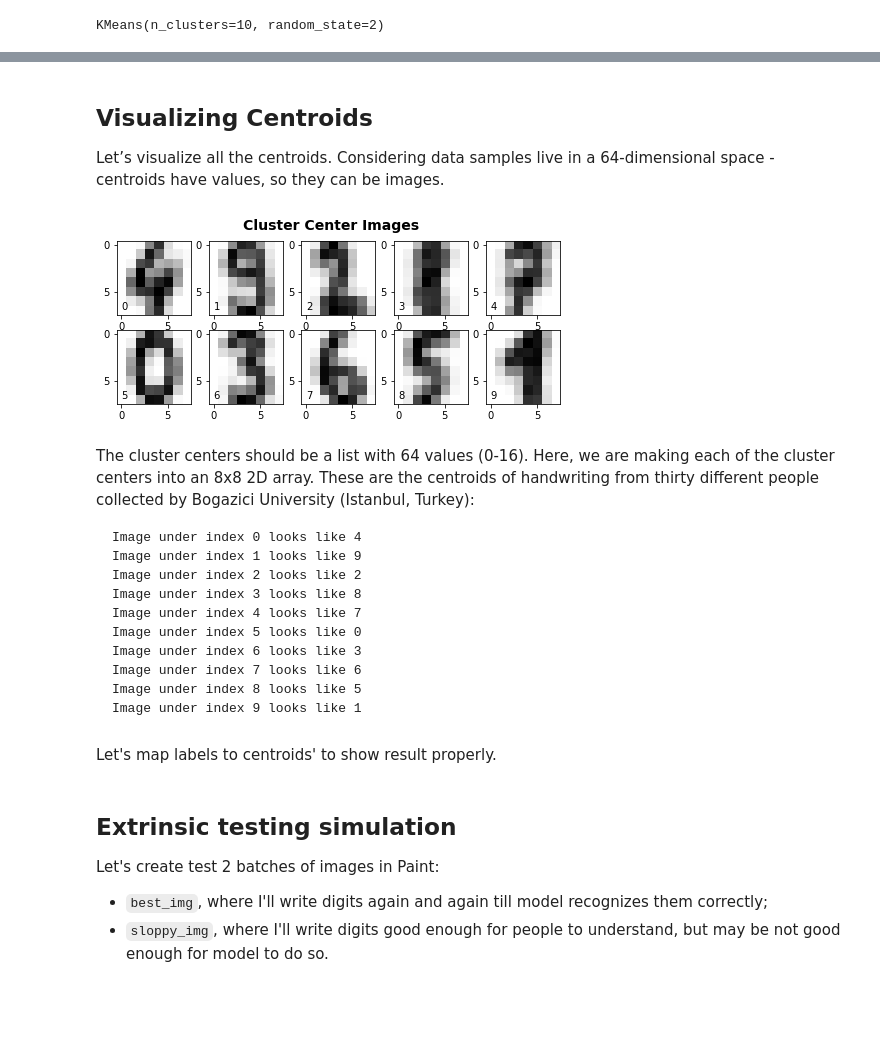
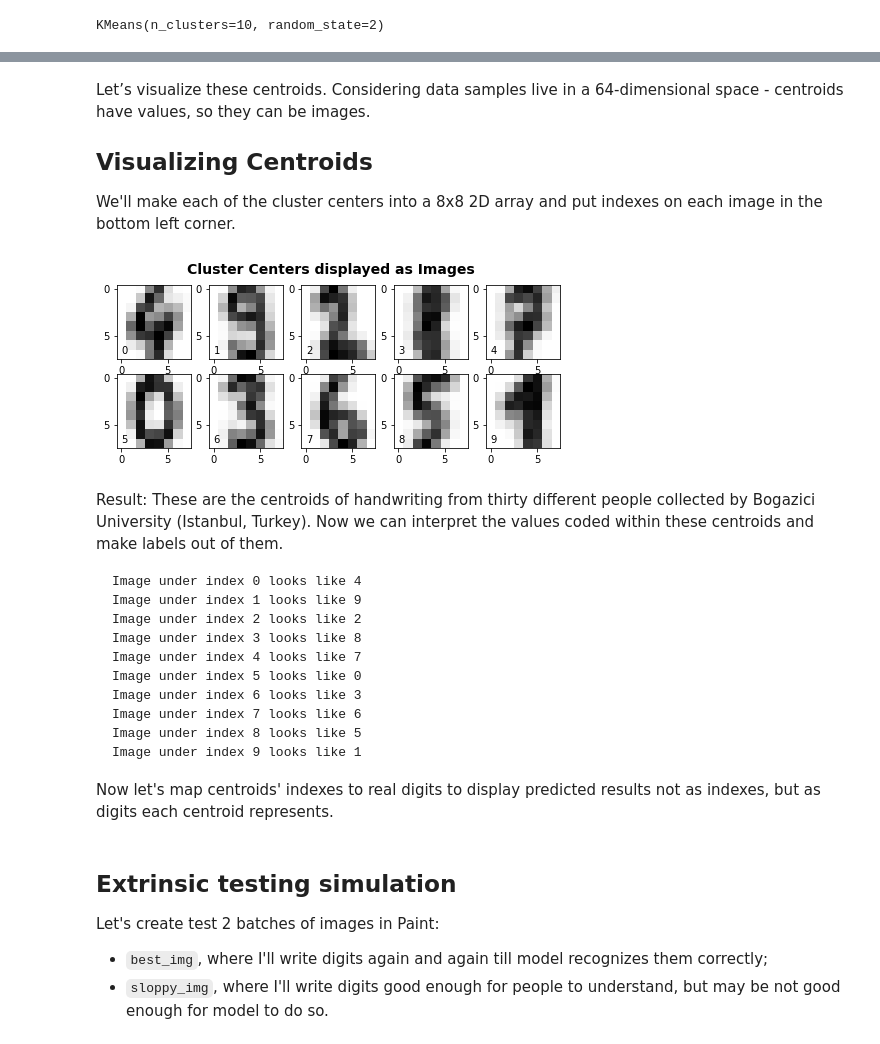
Before and after one commit to jadidaniel/jupyter-notebooks, a Jupyter notebook: ml/unsupervised_learning/k_means/k_means_handwriting_rec.ipynb, the cells around one changed output, grey strips where cells are left out. Saved outputs shown, nothing was run; the diff lists cells and outputs as text; code cells hidden in the pictures; blank space fills up the shorter version.

```diff
--- a/ml/unsupervised_learning/k_means/k_means_handwriting_rec.ipynb
+++ b/ml/unsupervised_learning/k_means/k_means_handwriting_rec.ipynb
@@ -119,27 +144,28 @@ KMeans(n_clusters=10, random_state=2)
 # %% [markdown]
+Let’s visualize these centroids. Considering data samples live in a 64-dimensional space - centroids have values, so they can be images.
+
 ## Visualizing Centroids
 
-Let’s visualize all the centroids. Considering data samples live in a 64-dimensional space - centroids have values, so they can be images.
+We'll make each of the cluster centers into a 8x8 2D array and put indexes on each image in the bottom left corner.
 # %%
 def ten_digits(img_data, title):
     fig = plt.figure(figsize=(8,3))
     for i in range(10):
         # Initialize subplots in a grid of 2X5, at i+1th position
         ax=fig.add_subplot(2,5, 1 + i)
         # Display images
         ax.imshow(img_data[i].reshape((8, 8)), cmap=plt.cm.binary)
         # Label the image with
         ax.text(0, 7, str(i))
     # Add title
     fig.suptitle(title, fontsize=14, fontweight='bold')
     return plt.show()
 
-ten_digits(model.cluster_centers_, title='Cluster Center Images')
+ten_digits(model.cluster_centers_, title='Cluster Centers displayed as Images')
 # %% [output]
-[figure, old version]
+[figure, new version]
 # %% [markdown]
-The cluster centers should be a list with 64 values (0-16). Here, we are making each of the cluster centers into an 8x8 2D array.
-These are the centroids of handwriting from thirty different people collected by Bogazici University (Istanbul, Turkey):
+Result: These are the centroids of handwriting from thirty different people collected by Bogazici University (Istanbul, Turkey). Now we can interpret the values coded within these centroids and make labels out of them.
 
     Image under index 0 looks like 4
     Image under index 1 looks like 9
@@ -151,7 +177,7 @@ These are the centroids of handwriting from thirty different people collected by
     Image under index 7 looks like 6
     Image under index 8 looks like 5
     Image under index 9 looks like 1
+
+Now let's map centroids' indexes to real digits to display predicted results not as indexes, but as digits each centroid represents.
-# %% [markdown]
-Let's map labels to centroids' to show result properly.
 # %%
 img_map = {
```
Also changed, not shown: parts of 4 cells of this notebook.
